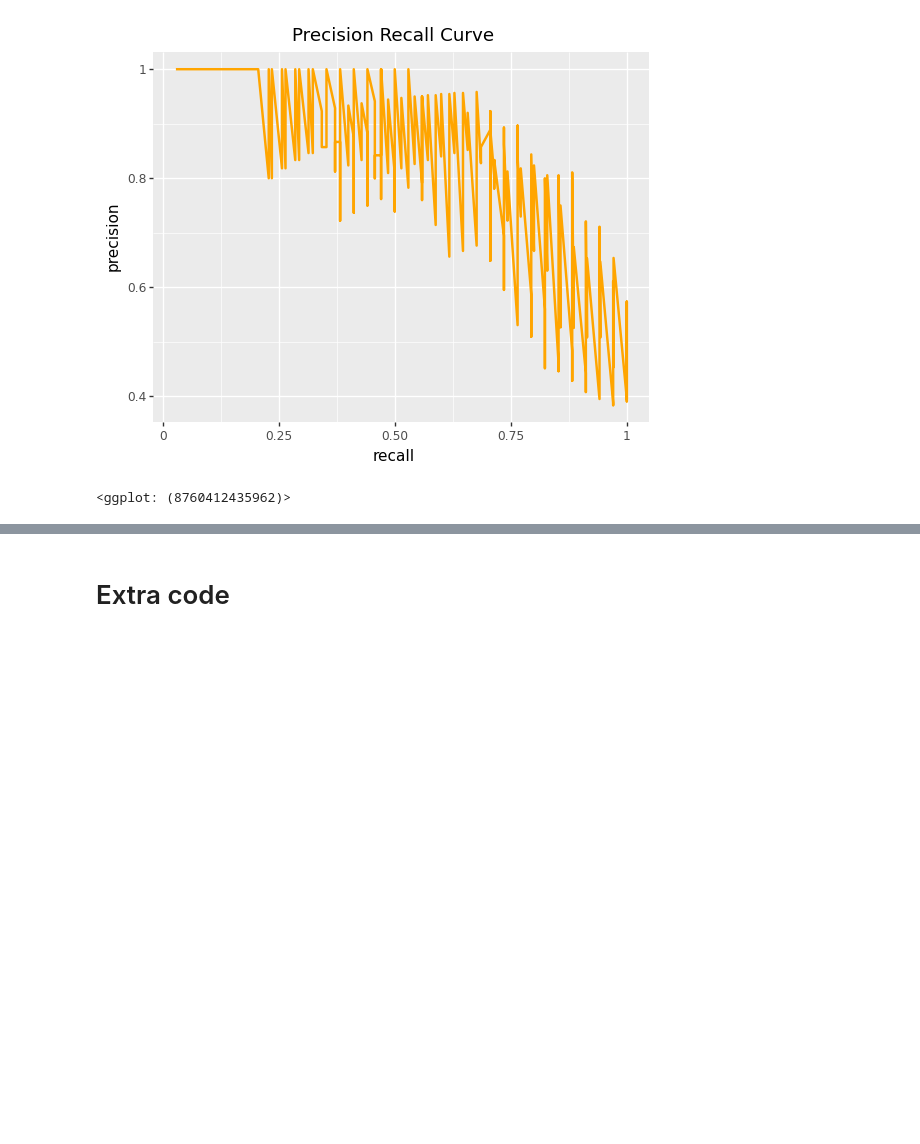
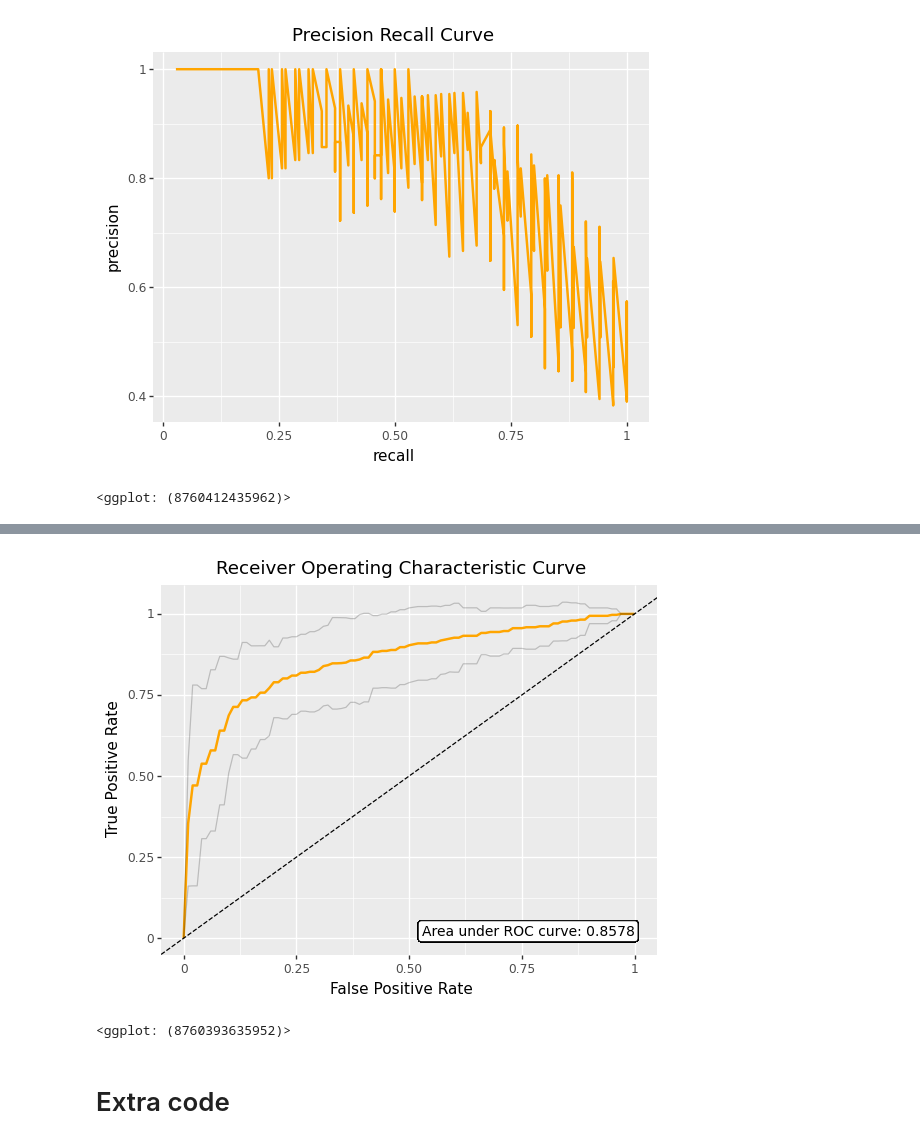
Before and after one commit to sid-basu/ml-exploration, a Jupyter notebook: kaggle-titanic/refinement_1.ipynb, the cells around one changed output, grey strips where cells are left out. Saved outputs shown, nothing was run; the diff lists cells and outputs as text; code cells hidden in the pictures; blank space fills up the shorter version.

```diff
--- a/kaggle-titanic/refinement_1.ipynb
+++ b/kaggle-titanic/refinement_1.ipynb
@@ -743,0 +734,12 @@ df_roc_mean
+# %%
+df_roc_mean = (
+    df_roc_curve_interp
+    .groupby('fpr')
+    .agg(tpr = ('tpr', 'mean'),
+         tpr_std = ('tpr', 'std'))
+    .reset_index()
+    .assign(tpr_upper = lambda x: x.tpr + 1.96 * x.tpr_std,
+            tpr_lower = lambda x: x.tpr - 1.96 * x.tpr_std)
+)
+
+df_roc_mean
@@ -744,26 +760,23 @@ df_roc_mean
 # %%
-
-
-# Receiver operating characteristic curve
-x = metrics.roc_curve(y_test, preds)
-df_roc_curve = pd.DataFrame()
-
-df_roc_curve['fpr'] = x[0]
-df_roc_curve['tpr'] = x[1]
-df_roc_curve['threshold'] = x[2]
-
-auroc = metrics.auc(df_roc_curve['fpr'], df_roc_curve['tpr'])
+auroc = metrics.auc(df_roc_mean['fpr'], df_roc_mean['tpr'])
 auroc_text = f"Area under ROC curve: {round(auroc, 4)}"
 
 roc_plot = (
-    ggplot(df_roc_curve, aes(x = 'fpr', y = 'tpr'))
-    + geom_line(size = 1, color = 'orange')
-#    + geom_abline(intercept = 0, slope = 1, linetype = 'dashed')
+    ggplot(df_roc_mean)
+    + geom_line(aes(x = 'fpr', y = 'tpr'), size = 1, color = 'orange')
+    + geom_line(aes(x = 'fpr', y = 'tpr_upper'), alpha  = 0.2)
+    + geom_line(aes(x = 'fpr', y = 'tpr_lower'), alpha  = 0.2)
+    + geom_abline(intercept = 0, slope = 1, linetype = 'dashed')
     + xlab("False Positive Rate")
     + ylab("True Positive Rate")
     + ggtitle("Receiver Operating Characteristic Curve")
-    + geom_label(label = auroc_text, x = np.max(df_roc_curve['fpr']), y = np.min(df_roc_curve['tpr']), ha = 'right', va = 'bottom', size = 10)
+    + geom_label(label = auroc_text, x = np.max(df_roc_mean['fpr']), y = np.min(df_roc_mean['tpr']), ha = 'right', va = 'bottom', size = 10)
 )
+
+roc_plot
+# %% [output]
+[figure, added]
+<ggplot: (8760393635952)>
 # %% [markdown]
 # Extra code
 # %%
```
Also changed, not shown: parts of 5 cells of this notebook.
